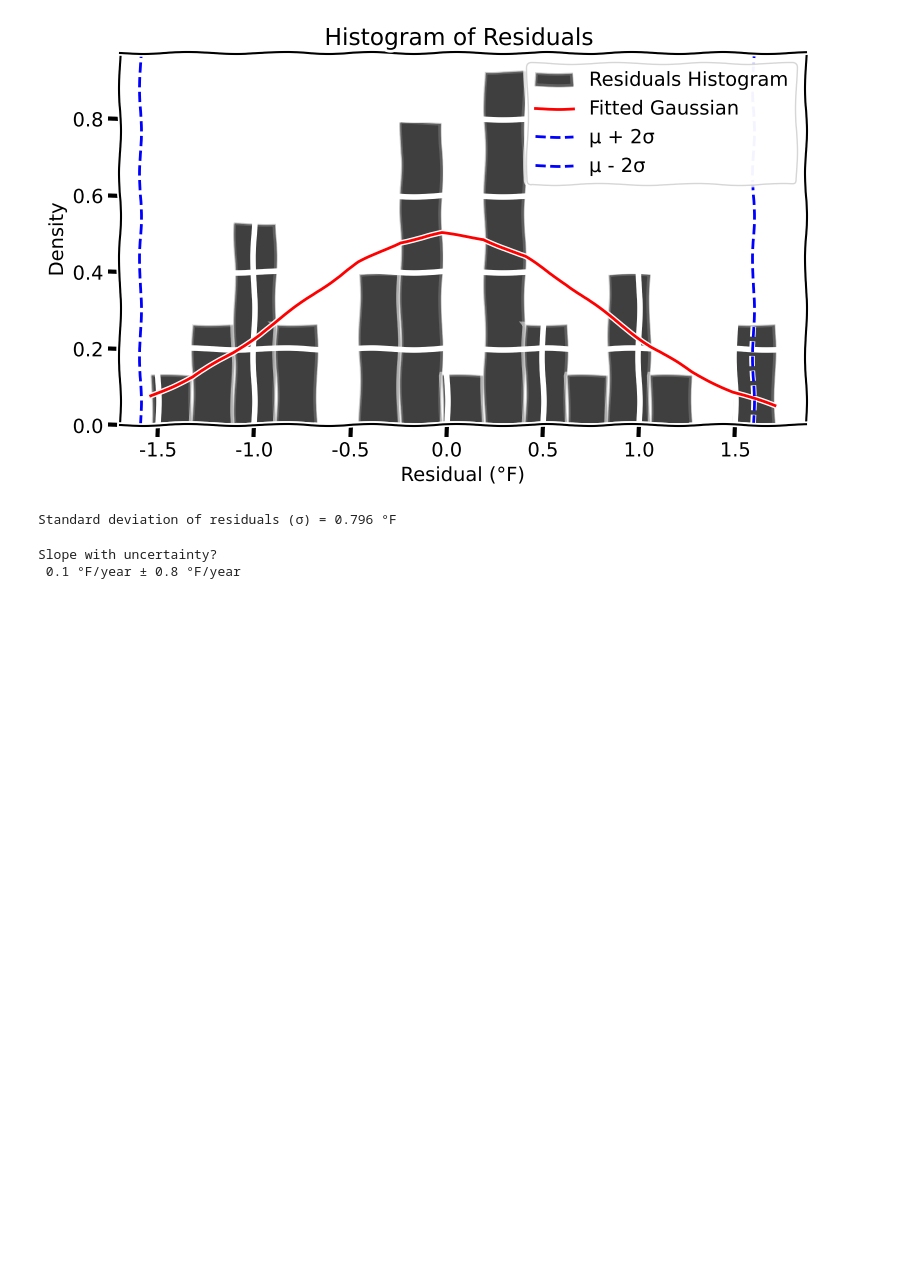
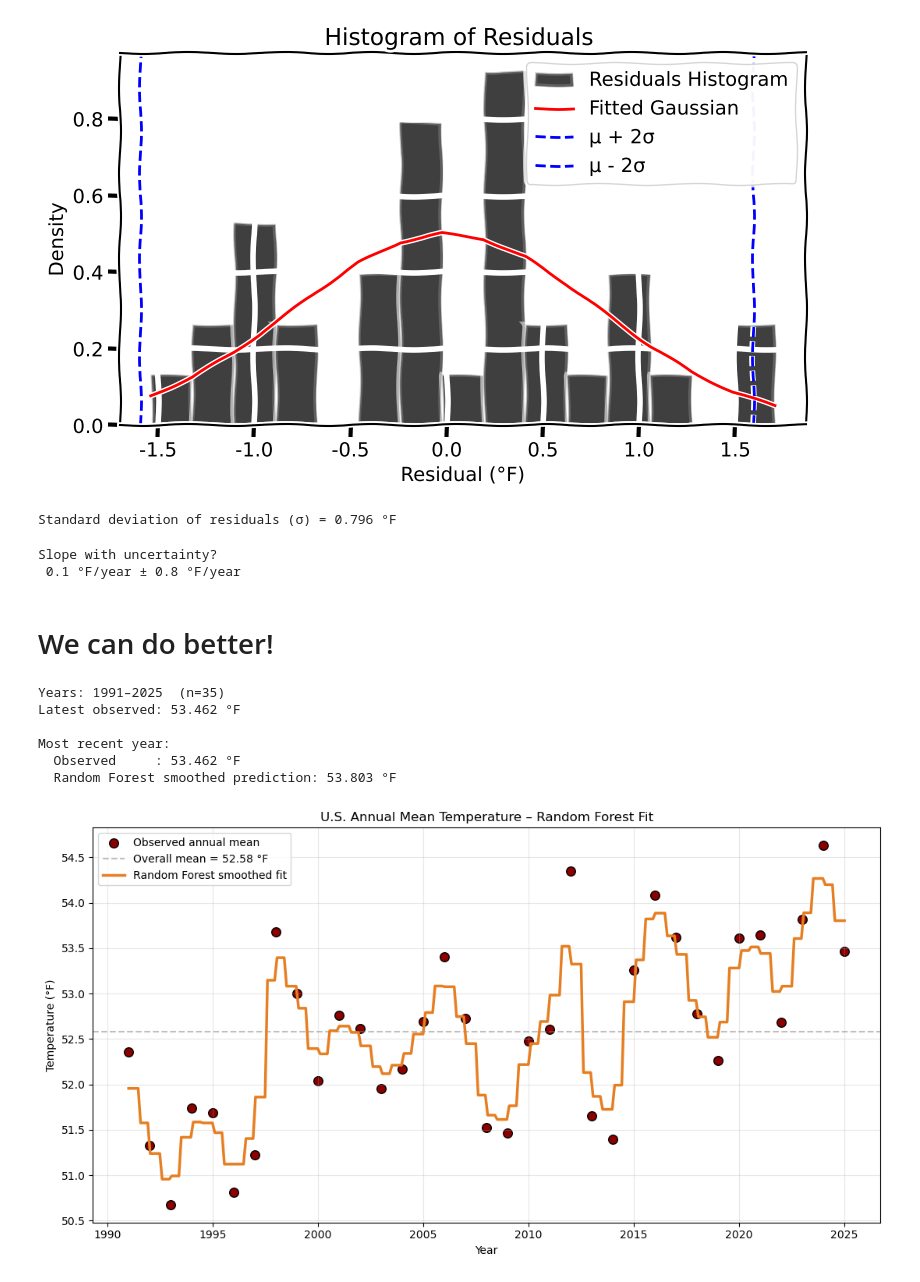
Before and after one commit to quantizedreza/Planetary-Physics-With-Python, a Jupyter notebook: Earth-T/trend.ipynb, the cells around one changed output. Saved outputs shown, nothing was run; the diff lists cells and outputs as text; code cells hidden in the pictures; blank space fills up the shorter version.

```diff
--- a/Earth-T/trend.ipynb
+++ b/Earth-T/trend.ipynb
@@ -175,3 +194,76 @@ print(f" {slope:.1f} °F/year ± {sigma:.1f} °F/year")
 # %% [output]
 Slope with uncertainty?
  0.1 °F/year ± 0.8 °F/year
+# %% [markdown]
+# We can do better!
+# %%
+#This code produces the random forest fit to the temperature data
+# The oscillations resemble ENSO.
+
+import pandas as pd
+import matplotlib.pyplot as plt
+import numpy as np
+from sklearn.ensemble import RandomForestRegressor
+
+# Load data
+try:
+    df = pd.read_csv("data.csv")
+except FileNotFoundError:
+    print("Error: data.csv not found")
+    exit(1)
+
+# Quick national annual means
+national = df.groupby("Year")["Temperature"].mean().reset_index()
+
+years = national["Year"].values
+temps = national["Temperature"].values
+
+if len(years) < 2:
+    print("Not enough data points")
+    exit(1)
+
+print(f"Years: {years.min()}–{years.max()}  (n={len(years)})")
+print(f"Latest observed: {temps[-1]:.3f} °F\n")
+
+# Prepare data for smooth prediction
+X = years.reshape(-1, 1)
+X_smooth = np.linspace(years.min(), years.max(), 300).reshape(-1, 1)
+
+# Random Forest
+rf = RandomForestRegressor(n_estimators=150, random_state=42)
+rf.fit(X, temps)
+rf_pred = rf.predict(X_smooth)
+
+latest_rf = rf.predict([[years[-1]]])[0]
+
+# Summary
+print("Most recent year:")
+print(f"  Observed     : {temps[-1]:.3f} °F")
+print(f"  Random Forest smoothed prediction: {latest_rf:.3f} °F\n")
+
+# Plot
+plt.figure(figsize=(11, 6))
+
+plt.scatter(years, temps, c='darkred', edgecolor='black', s=70, label='Observed annual mean')
+plt.axhline(temps.mean(), color='gray', ls='--', alpha=0.5,
+            label=f'Overall mean = {temps.mean():.2f} °F')
+
+plt.plot(X_smooth, rf_pred, color='#e67e22', lw=2.5,
+         label='Random Forest smoothed fit')
+
+plt.title("U.S. Annual Mean Temperature – Random Forest Fit")
+plt.xlabel("Year")
+plt.ylabel("Temperature (°F)")
+plt.grid(alpha=0.3)
+plt.legend(loc='upper left', fontsize=10)
+
+plt.tight_layout()
+plt.show()
+# %% [output]
+Years: 1991–2025  (n=35)
+Latest observed: 53.462 °F
+
+Most recent year:
+  Observed     : 53.462 °F
+  Random Forest smoothed prediction: 53.803 °F
+[figure, added]
```
Also changed, not shown: parts of 14 cells of this notebook.
